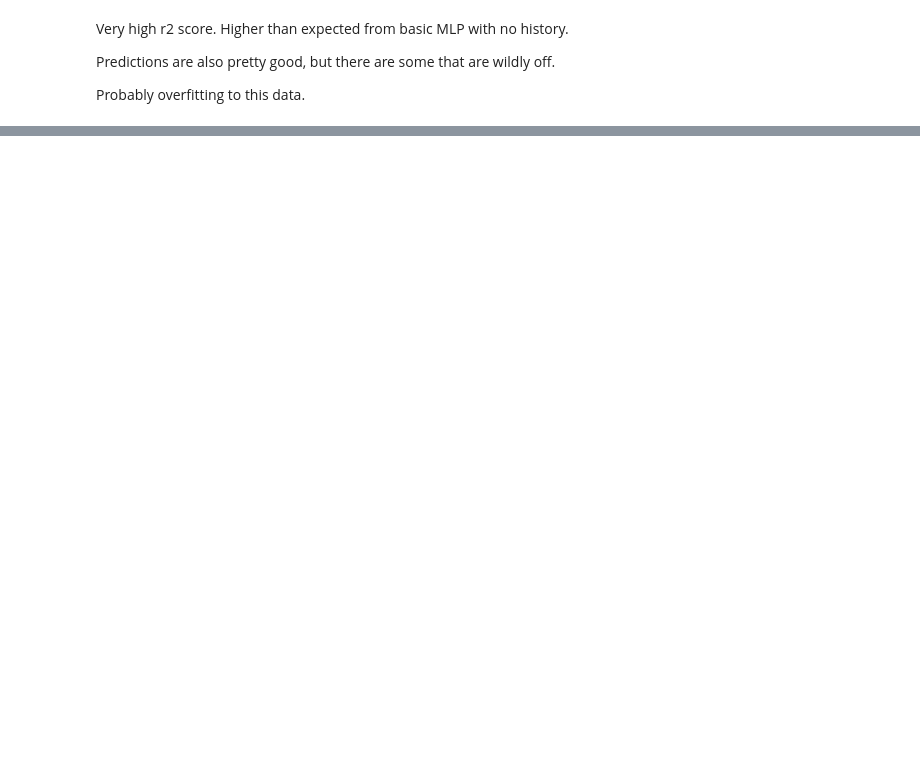
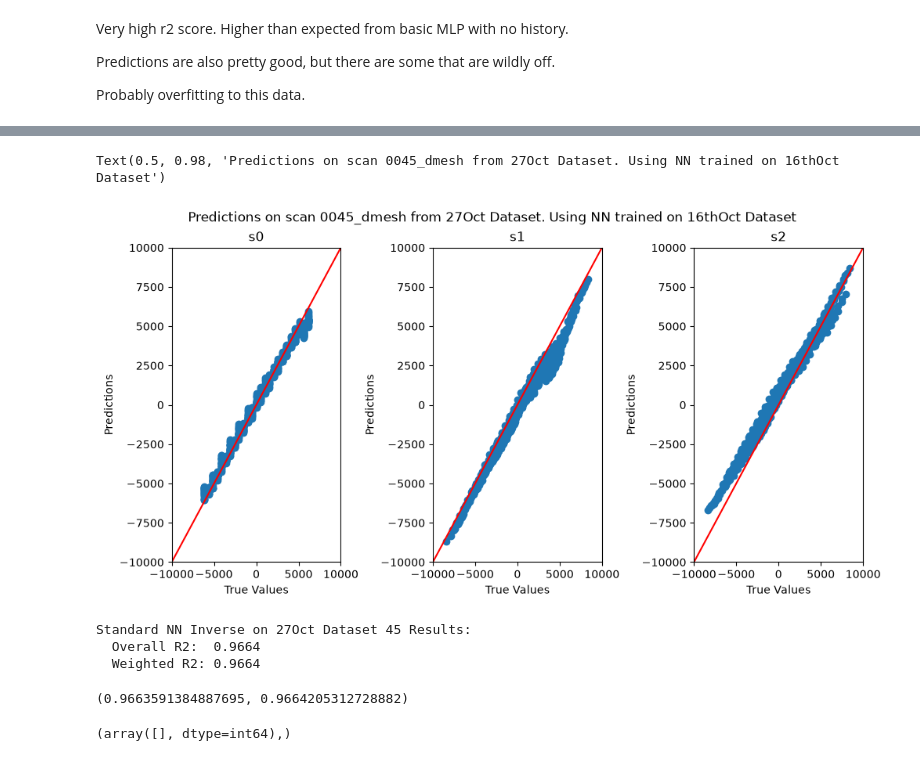
Before and after one commit to Abigail-Yates/DeltabotProject, a Jupyter notebook: TensorFlow/Trials/16Oct_MLP.ipynb, the cells around one changed output, grey strips where cells are left out. Cells and saved outputs as stored; diff of their text form; code cells hidden in the pictures; blank space fills up the shorter version.

```diff
--- a/TensorFlow/Trials/16Oct_MLP.ipynb
+++ b/TensorFlow/Trials/16Oct_MLP.ipynb
@@ -382,0 +422,7 @@ Probably overfitting to this data.
+# %%
+mesh0045_27Oct_nonans = all_data_27Oct["0045_mesh"].dropna()
+print(all_data_27Oct)
+input_27Oct_45 = mesh0045_27Oct_nonans[["cx_mm","cy_mm"]]
+true_values_27Oct_45 = mesh0045_27Oct_nonans[["s0","s1","s2"]]
+
+pred_27Oct_45_not_flat = dnn_standard_model.predict(input_27Oct_45)
@@ -382,0 +447,28 @@ Probably overfitting to this data.
+# %%
+fig, axs = plt.subplots(1, 3, figsize=(10,5), constrained_layout=True)
+for i, label in enumerate(['s0', 's1', 's2']):
+    axs[i].scatter(true_values_27Oct_45[label], pred_27Oct_45_not_flat[:, i])
+    lims = [-10000, 10000]
+    axs[i].set_xlabel('True Values')
+    axs[i].set_ylabel('Predictions')
+    axs[i].set_xlim(lims)
+    axs[i].set_ylim(lims)
+    _ = axs[i].plot(lims, lims, color="red")
+    axs[i].set_title(label)
+fig.suptitle("Predictions on scan 0045_dmesh from 27Oct Dataset. Using NN trained on 16thOct Dataset")
+# %% [output]
+Text(0.5, 0.98, 'Predictions on scan 0045_dmesh from 27Oct Dataset. Using NN trained on 16thOct Dataset')
+[figure, added]
+# %%
+#evaluate with first scan of 27th Oct
+
+evaluate_model("Standard NN Inverse on 27Oct Dataset 45", true_values_27Oct_45, pred_27Oct_45_not_flat)
+# %% [output]
+Standard NN Inverse on 27Oct Dataset 45 Results:
+  Overall R2:  0.9664
+  Weighted R2: 0.9664
+(0.9663591384887695, 0.9664205312728882)
+# %%
+np.where(pred_27Oct_45_not_flat[:,0] == 0)
+# %% [output]
+(array([], dtype=int64),)
```
Also changed, not shown: parts of 22 cells of this notebook.
